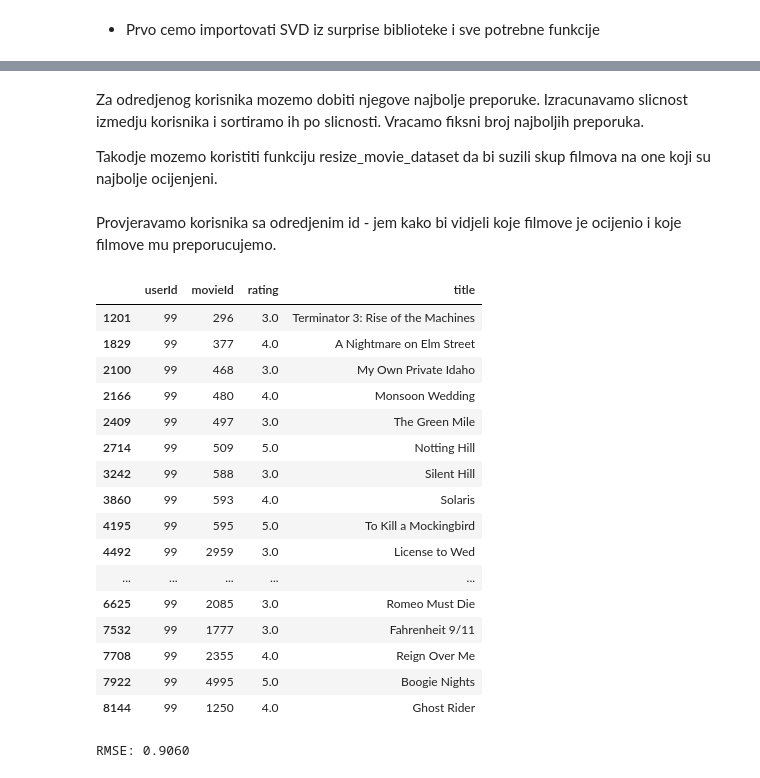
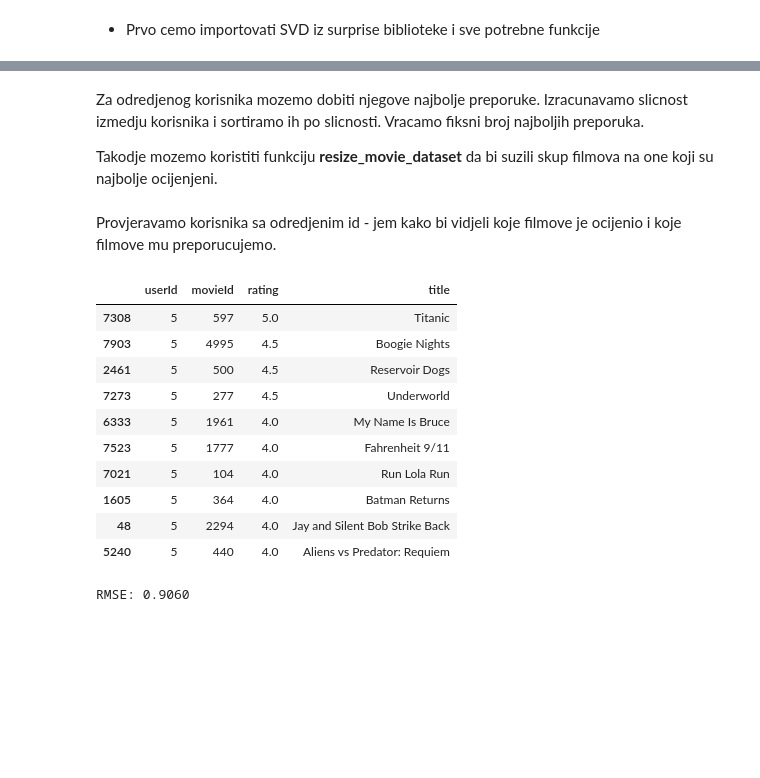
Before and after one commit to milanlazarevic/Recommendation-System, a Jupyter notebook: movieRecommendation.ipynb, the cells around one changed output, grey strips where cells are left out. Saved outputs shown, nothing was run; the diff lists cells and outputs as text; code cells hidden in the pictures; blank space fills up the shorter version.

```diff
--- a/movieRecommendation.ipynb
+++ b/movieRecommendation.ipynb
@@ -26,13 +45,13 @@ Citamo fajlove, spajamo i dodajemo imena kolona.
 # %%
 # number of first n movies filters will return
-RESULT_SIZE = 20
+RESULT_SIZE = 5
 attributes = ["movie_id", "title", "cast", "crew"]
 df_credits = parse_csv(TMDB_CREDITS, attributes)
 # changing the name of cols
 df_credits.columns = ["id", "title", "cast", "crew"]
 
 # df movies
-attributes = ["genres", "id", "keywords", "vote_average", "vote_count", "tagline","popularity", "release_date", "runtime", "overview"]
+attributes = ["genres", "id", "keywords", "vote_average", "vote_count", "tagline", "overview"]
 df_movies = parse_csv(TMDB_MOVIES, attributes)
 
 df_movies = df_movies.merge(df_credits, on="id")
@@ -223,7 +241,7 @@ def get_svd_model(df: pd.DataFrame) -> SVD:
 # %% [markdown]
 Za odredjenog korisnika mozemo dobiti njegove najbolje preporuke. Izracunavamo slicnost izmedju korisnika i sortiramo ih po slicnosti. Vracamo fiksni broj najboljih preporuka.
 
-Takodje mozemo koristiti funkciju resize_movie_dataset da bi suzili skup filmova na one koji su najbolje ocijenjeni.
+Takodje mozemo koristiti funkciju **resize_movie_dataset** da bi suzili skup filmova na one koji su najbolje ocijenjeni.
 # %%
 # Resize movie dataset to get most popular movies to apply collaborativve filtering on them
 def resize_movie_dataset(movie_df: pd.DataFrame, procentage: float = 0.7):
@@ -255,30 +273,24 @@ Provjeravamo korisnika sa odredjenim id - jem kako bi vidjeli koje filmove je oc
 # %%
 titles = df_movies[["title", "movieId"]]
 # merging two tables
 df_ratings_title = df_ratings.merge(titles, on="movieId")
-user_ratings = df_ratings_title.loc[df_ratings_title["userId"] == 99]
+user_ratings = df_ratings_title.loc[df_ratings_title["userId"] == 5]
 # user_ratings
 titles.shape
 df_ratings_title.shape
-user_ratings.head(20)
+user_ratings.sort_values(by="rating", ascending=False).head(10)
 # %% [output]
 |  | userId | movieId | rating | title |
-| 1201 | 99 | 296 | 3.0 | Terminator 3: Rise of the Machines |
-| 1829 | 99 | 377 | 4.0 | A Nightmare on Elm Street |
-| 2100 | 99 | 468 | 3.0 | My Own Private Idaho |
-| 2166 | 99 | 480 | 4.0 | Monsoon Wedding |
-| 2409 | 99 | 497 | 3.0 | The Green Mile |
-| 2714 | 99 | 509 | 5.0 | Notting Hill |
-| 3242 | 99 | 588 | 3.0 | Silent Hill |
-| 3860 | 99 | 593 | 4.0 | Solaris |
-| 4195 | 99 | 595 | 5.0 | To Kill a Mockingbird |
-| 4492 | 99 | 2959 | 3.0 | License to Wed |
-| ... | ... | ... | ... | ... |
-| 6625 | 99 | 2085 | 3.0 | Romeo Must Die |
-| 7532 | 99 | 1777 | 3.0 | Fahrenheit 9/11 |
-| 7708 | 99 | 2355 | 4.0 | Reign Over Me |
-| 7922 | 99 | 4995 | 5.0 | Boogie Nights |
-| 8144 | 99 | 1250 | 4.0 | Ghost Rider |
+| 7308 | 5 | 597 | 5.0 | Titanic |
+| 7903 | 5 | 4995 | 4.5 | Boogie Nights |
+| 2461 | 5 | 500 | 4.5 | Reservoir Dogs |
+| 7273 | 5 | 277 | 4.5 | Underworld |
+| 6333 | 5 | 1961 | 4.0 | My Name Is Bruce |
+| 7523 | 5 | 1777 | 4.0 | Fahrenheit 9/11 |
+| 7021 | 5 | 104 | 4.0 | Run Lola Run |
+| 1605 | 5 | 364 | 4.0 | Batman Returns |
+| 48 | 5 | 2294 | 4.0 | Jay and Silent Bob Strike Back |
+| 5240 | 5 | 440 | 4.0 | Aliens vs Predator: Requiem |
 # %%
 if 'rate' in df_movies.columns:
     df_movies = df_movies.drop(columns=['rate'], axis=1)
```
Also changed, not shown: parts of 18 cells of this notebook, 5 other files.
